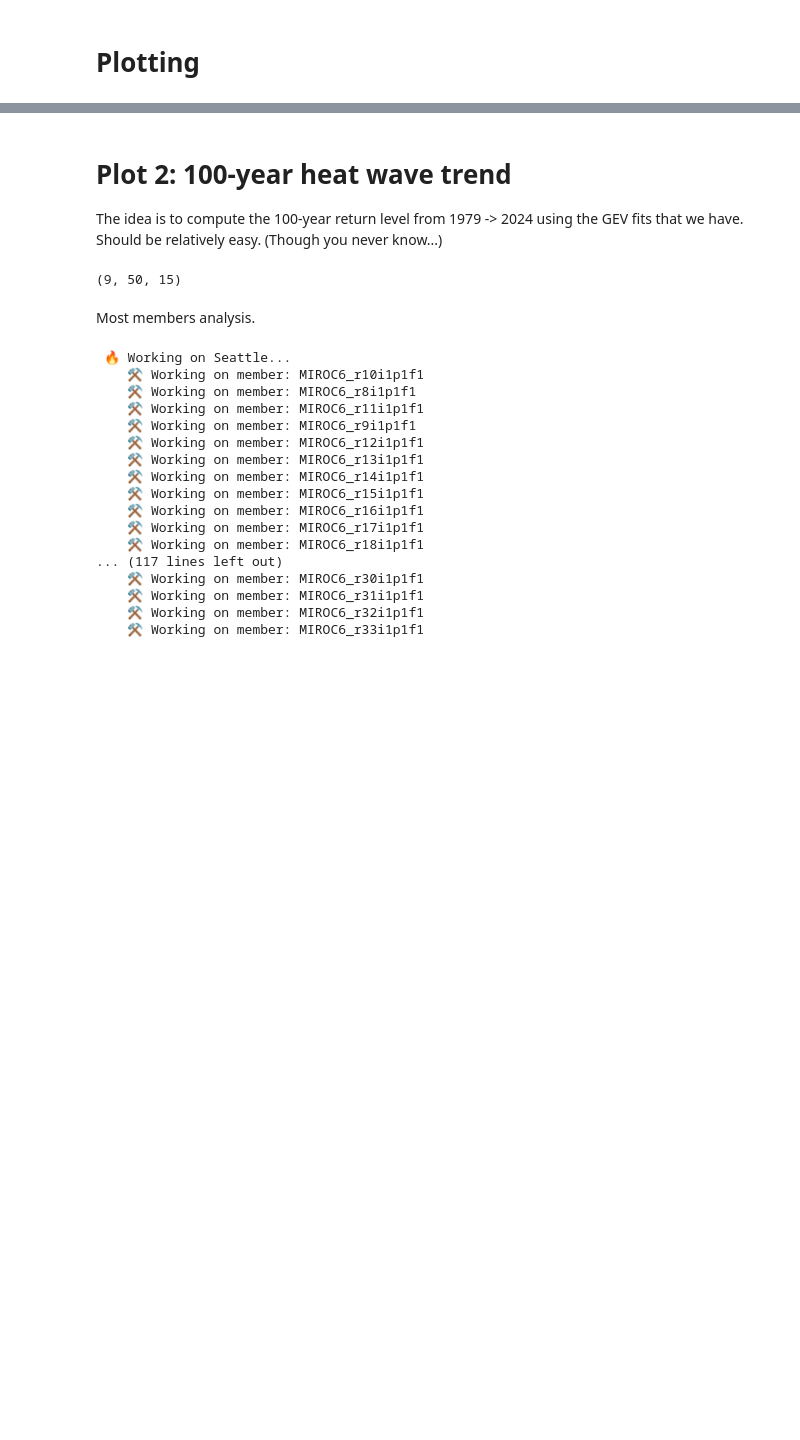
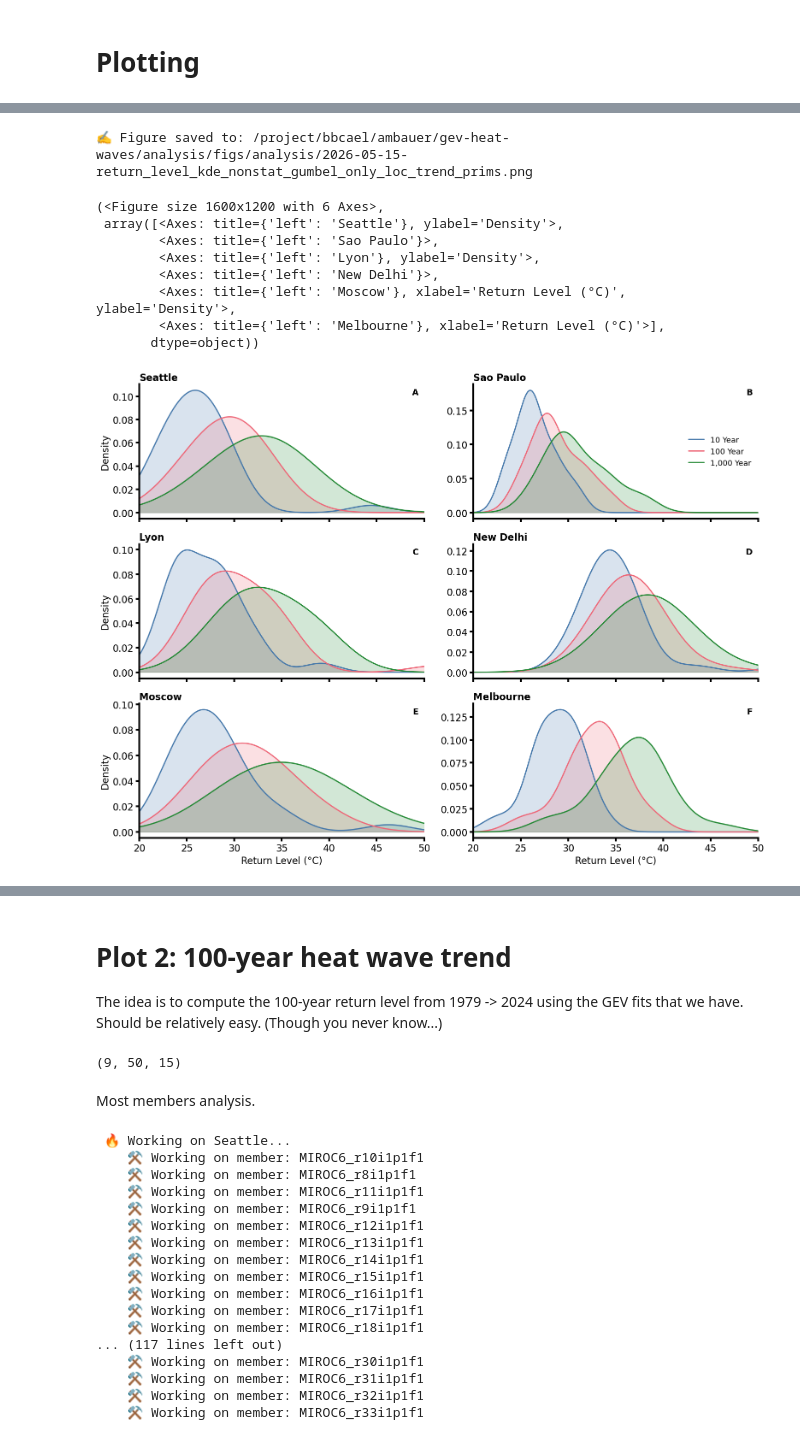
Before and after one commit to adam-bauer-34/gev-heat-waves, a Jupyter notebook: analysis/notebooks/return_rates.ipynb, the cells around one changed output, grey strips where cells are left out. Saved outputs shown, nothing was run; the diff lists cells and outputs as text; code cells hidden in the pictures; blank space fills up the shorter version.

```diff
--- a/analysis/notebooks/return_rates.ipynb
+++ b/analysis/notebooks/return_rates.ipynb
@@ -79,3 +63,18 @@ extract_model_name(f): f for f in fnames
+# %%
+CMIPConfig = CMIP6EnsembleConfig.from_yaml(
+    MIP_FIT_PATH_DICT[mip]['config']['meta'],
+    MIP_FIT_PATH_DICT[mip]['config']['qc']
+)
+
+# make file/model matcher for
+data_path = MIP_FIT_PATH_DICT[mip]['data'] / cmip_variable / 'gev'
+
+# Make all landonly file names
+fnames = [f for f in data_path.glob(f"*_{fit}_*{anom_type}*.nc") if "allmems" not in f.name]  # screen out allmems results
+
+modelname_filepath_matcher = {
+    extract_model_name(f): f for f in fnames
+}
 # %% [markdown]
 ## Step 1: Import ERA5 Data, heat wave location info, and Initialize Quantities of Interest for CMIP Comparison
 # %%
@@ -841,0 +452,25 @@ Note to self (3/24/2026): I'm proceeding with the observed max as opposed to the
+# %%
+event_indices = [0, 2, 3, 5, 6, 8]
+
+plot_return_level_histogram_grid(
+    return_levels_prim,
+    return_period_list=[10, 100, 1000],
+    event_indices=event_indices,
+    return_periods=return_periods,
+    event_names=np.array([loc for loc in event_info.keys()]),
+    plot_type='kde',
+    save_fig=save_figs,
+    fname=f'return_level_kde_{fit}_prims',
+    outdir=FIGS_PATH
+)
+# %% [output]
+✍️ Figure saved to: /project/bbcael/ambauer/gev-heat-waves/analysis/figs/analysis/2026-05-15-return_level_kde_nonstat_gumbel_only_loc_trend_prims.png
+(<Figure size 1600x1200 with 6 Axes>,
+ array([<Axes: title={'left': 'Seattle'}, ylabel='Density'>,
+        <Axes: title={'left': 'Sao Paulo'}>,
+        <Axes: title={'left': 'Lyon'}, ylabel='Density'>,
+        <Axes: title={'left': 'New Delhi'}>,
+        <Axes: title={'left': 'Moscow'}, xlabel='Return Level (°C)', ylabel='Density'>,
+        <Axes: title={'left': 'Melbourne'}, xlabel='Return Level (°C)'>],
+       dtype=object))
+[figure, added]
```
Also changed, not shown: parts of 31 cells of this notebook, 14 other files.
